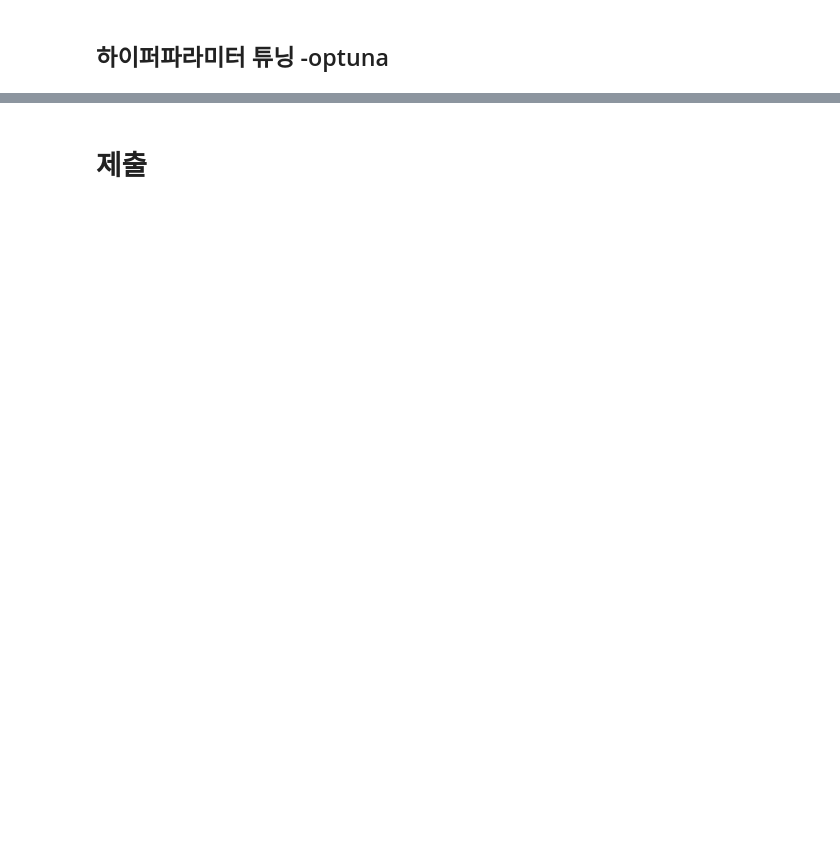
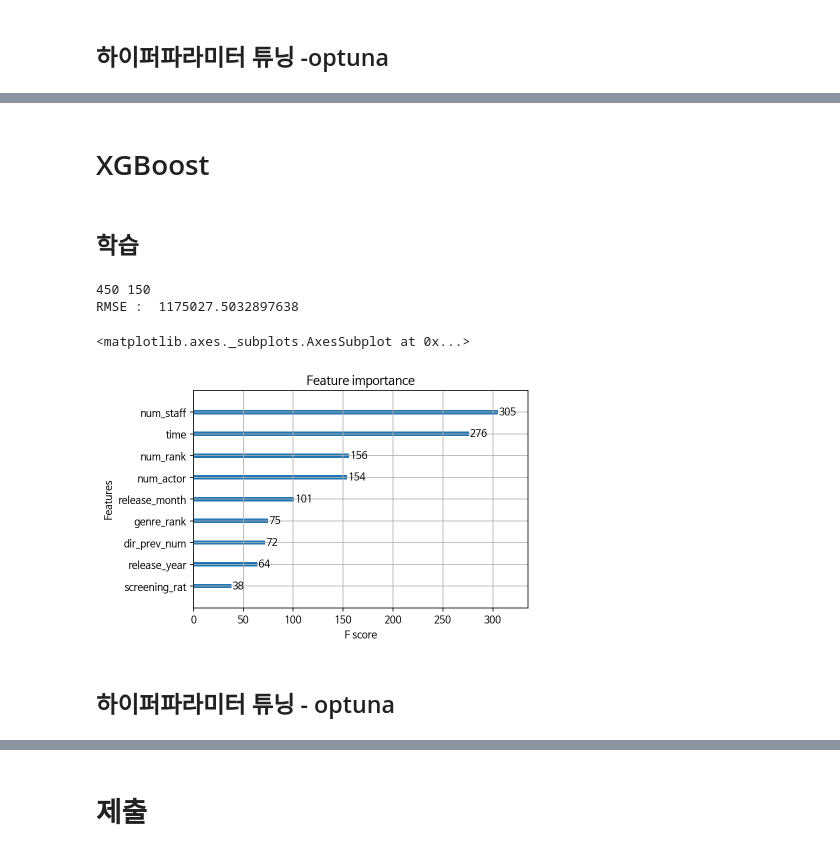
Before and after one commit to Sunnnyyy16/Dacon_study, a Jupyter notebook: dacon_movie/movie_audience.ipynb, the cells around one changed output, grey strips where cells are left out. Saved outputs shown, nothing was run; the diff lists cells and outputs as text; code cells hidden in the pictures; blank space fills up the shorter version.

Commit message:
[modeling] label encoding, XGBoost

```diff
--- a/dacon_movie/movie_audience.ipynb
+++ b/dacon_movie/movie_audience.ipynb
@@ -357,0 +413,2 @@ test['distributor'] = test['distributor'].apply(lambda x : func(x))
+# %%
+train = pd.merge(train, tr_nm_rank, how = 'left')
@@ -361,13 +437,6 @@ test['distributor'] = test['distributor'].apply(lambda x : func(x))
 from sklearn.preprocessing import LabelEncoder
 
 encoder = LabelEncoder()
-# encoder.fit(train['genre'])
-# train['genre'] = encoder.transform(train['genre'])
-# test['genre'] = encoder.transform(test['genre'])
-
-encoder.fit(train['distributor'])
-train['distributor'] = encoder.transform(train['distributor'])
-test['distributor'] = encoder.transform(test['distributor'])
 
 encoder.fit(train['screening_rat'])
 train['screening_rat'] = encoder.transform(train['screening_rat'])
@@ -381,0 +471,3 @@ test['genre_rank'] = test.genre.map({'뮤지컬' : 1, '다큐멘터리' : 2, '
+# %%
+X= train.drop(['title','release_time','director','box_off_num','genre','distributor'],axis=1)
+y=train['box_off_num']
@@ -725,0 +822,4 @@ RMSE :  939533.5542922238
+# %% [markdown]
+# XGBoost
+# %% [markdown]
+## 학습
@@ -725,0 +832,20 @@ RMSE :  939533.5542922238
+# %%
+xgb_reg = XGBRegressor(objective='reg:squarederror',n_estimators=200, random_state=42, eval_set=[val_x,val_y])
+
+print(len(train_x), len(val_x))
+xgb_reg.fit(train_x, train_y)
+pred = xgb_reg.predict(val_x)
+mse= mean_squared_error(val_y,pred)
+rmse= mse**(1/2)
+
+print("RMSE : ", rmse)
+# %% [output]
+450 150
+RMSE :  1175027.5032897638
+# %%
+xgb.plot_importance(xgb_reg)
+# %% [output]
+<matplotlib.axes._subplots.AxesSubplot at 0x...>
+[figure, added]
+# %% [markdown]
+## 하이퍼파라미터 튜닝 - optuna
```
Also changed, not shown: parts of 46 cells of this notebook.
